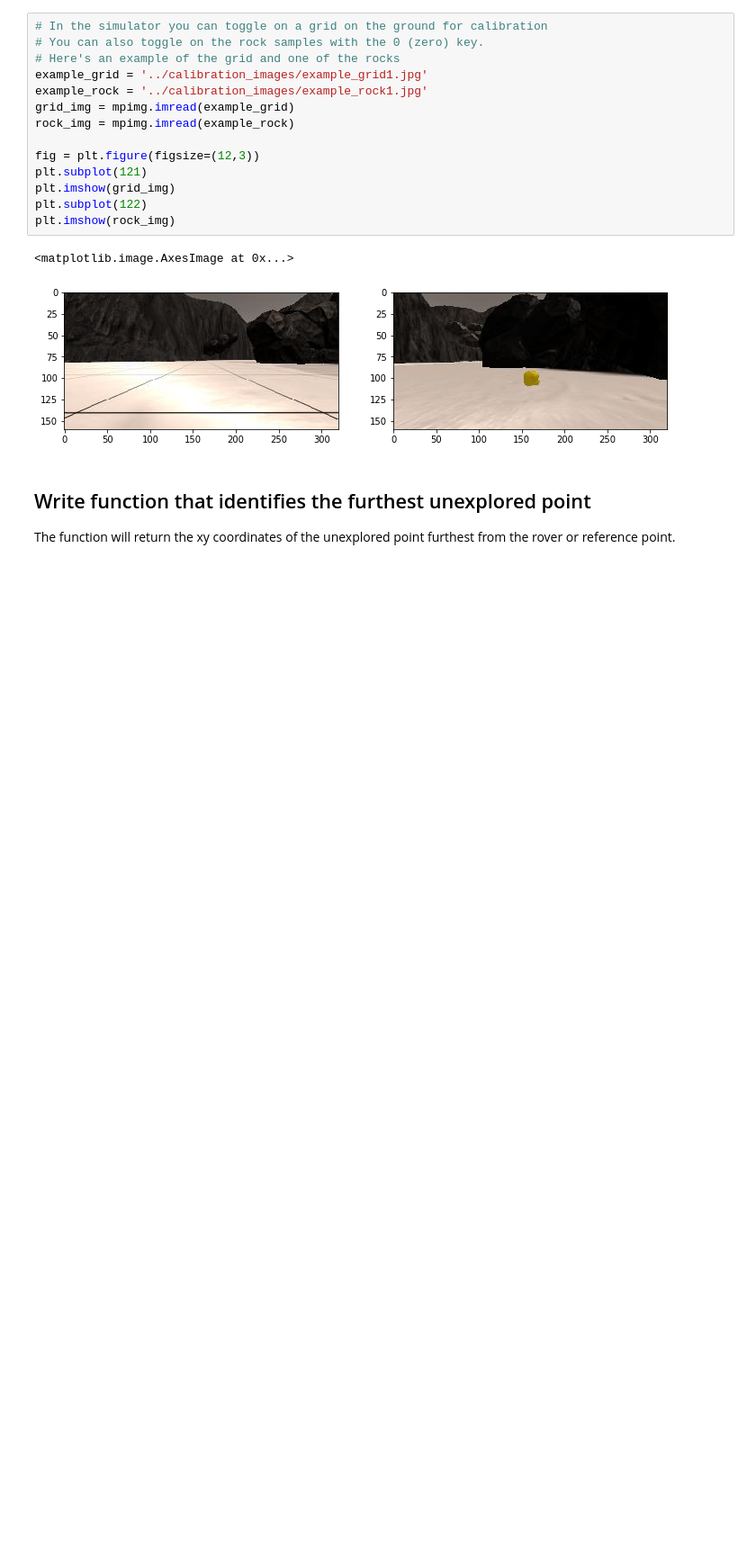
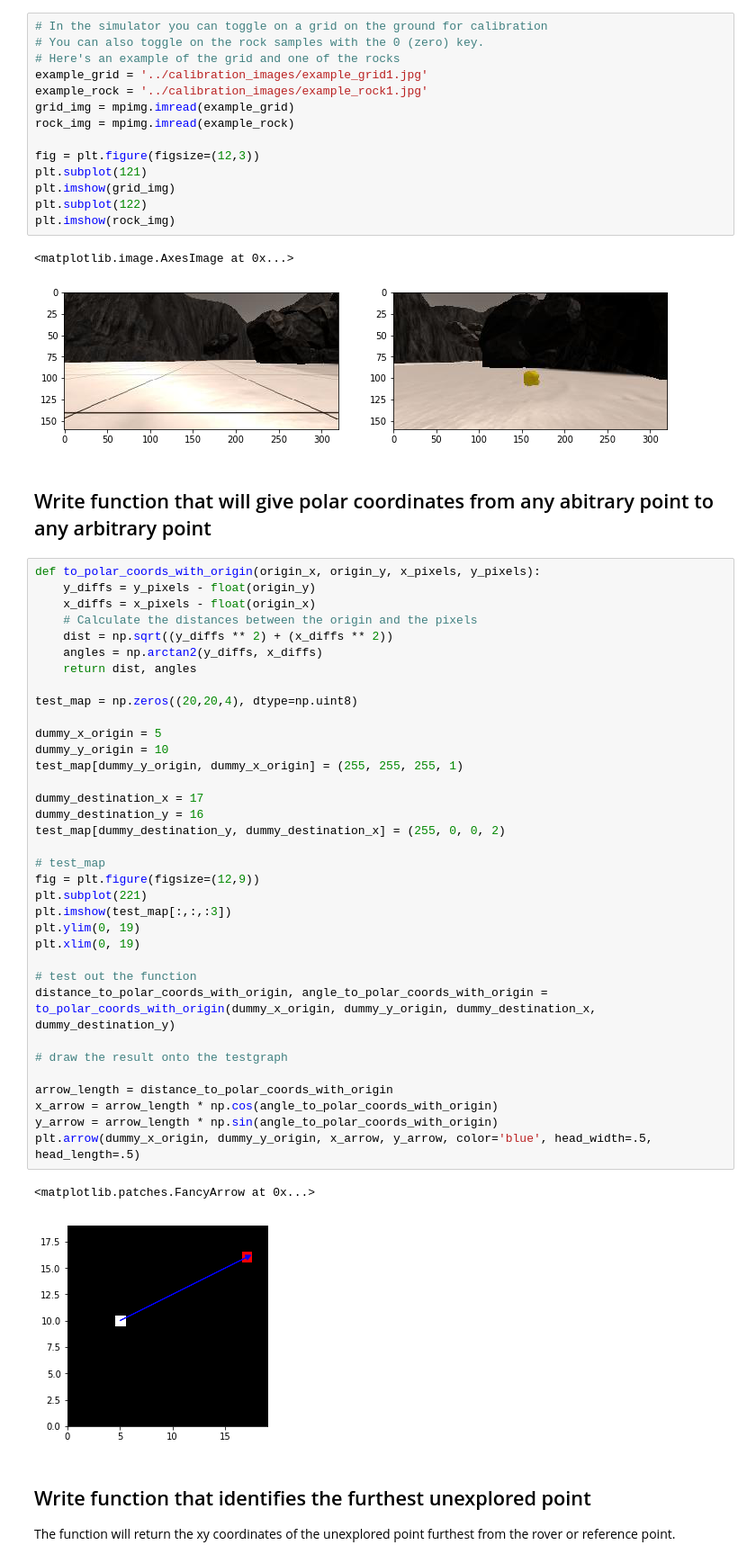
Before and after one commit to flores-jacob/RoboND-Rover-Project, a Jupyter notebook: code/Rover_Project_Test_Notebook.ipynb, the cells around one changed output. Shown at 90% size. Drawn from its saved outputs; the diff is of its cells as text; blank space fills up the shorter version.

Commit message:
Fixed bugs Enable to_polar_coords_with_origin to plot test data Enable choose_destination to plot test data

```diff
--- a/code/Rover_Project_Test_Notebook.ipynb
+++ b/code/Rover_Project_Test_Notebook.ipynb
@@ -62,6 +67,46 @@ plt.imshow(rock_img)
 # %% [output]
 <matplotlib.image.AxesImage at 0x...>
 [figure]
+# %% [markdown]
+## Write function that will give polar coordinates from any abitrary point to any arbitrary point
+# %%
+def to_polar_coords_with_origin(origin_x, origin_y, x_pixels, y_pixels):
+    y_diffs = y_pixels - float(origin_y)
+    x_diffs = x_pixels - float(origin_x)
+    # Calculate the distances between the origin and the pixels
+    dist = np.sqrt((y_diffs ** 2) + (x_diffs ** 2))
+    angles = np.arctan2(y_diffs, x_diffs)
+    return dist, angles
+
+test_map = np.zeros((20,20,4), dtype=np.uint8)
+
+dummy_x_origin = 5
+dummy_y_origin = 10
+test_map[dummy_y_origin, dummy_x_origin] = (255, 255, 255, 1)
+
+dummy_destination_x = 17
+dummy_destination_y = 16
+test_map[dummy_destination_y, dummy_destination_x] = (255, 0, 0, 2)
+
+# test_map
+fig = plt.figure(figsize=(12,9))
+plt.subplot(221)
+plt.imshow(test_map[:,:,:3])
+plt.ylim(0, 19)
+plt.xlim(0, 19)
+
+# test out the function
+distance_to_polar_coords_with_origin, angle_to_polar_coords_with_origin = to_polar_coords_with_origin(dummy_x_origin, dummy_y_origin, dummy_destination_x, dummy_destination_y)
+
+# draw the result onto the testgraph
+
+arrow_length = distance_to_polar_coords_with_origin
+x_arrow = arrow_length * np.cos(angle_to_polar_coords_with_origin)
+y_arrow = arrow_length * np.sin(angle_to_polar_coords_with_origin)
+plt.arrow(dummy_x_origin, dummy_y_origin, x_arrow, y_arrow, color='blue', head_width=.5, head_length=.5)
+# %% [output]
+<matplotlib.patches.FancyArrow at 0x...>
+[figure, added]
 # %% [markdown]
 ## Write function that identifies the furthest unexplored point
 The function will return the xy coordinates of the unexplored point furthest from the rover or reference point.
```
Also changed, not shown: parts of 3 cells of this notebook.
